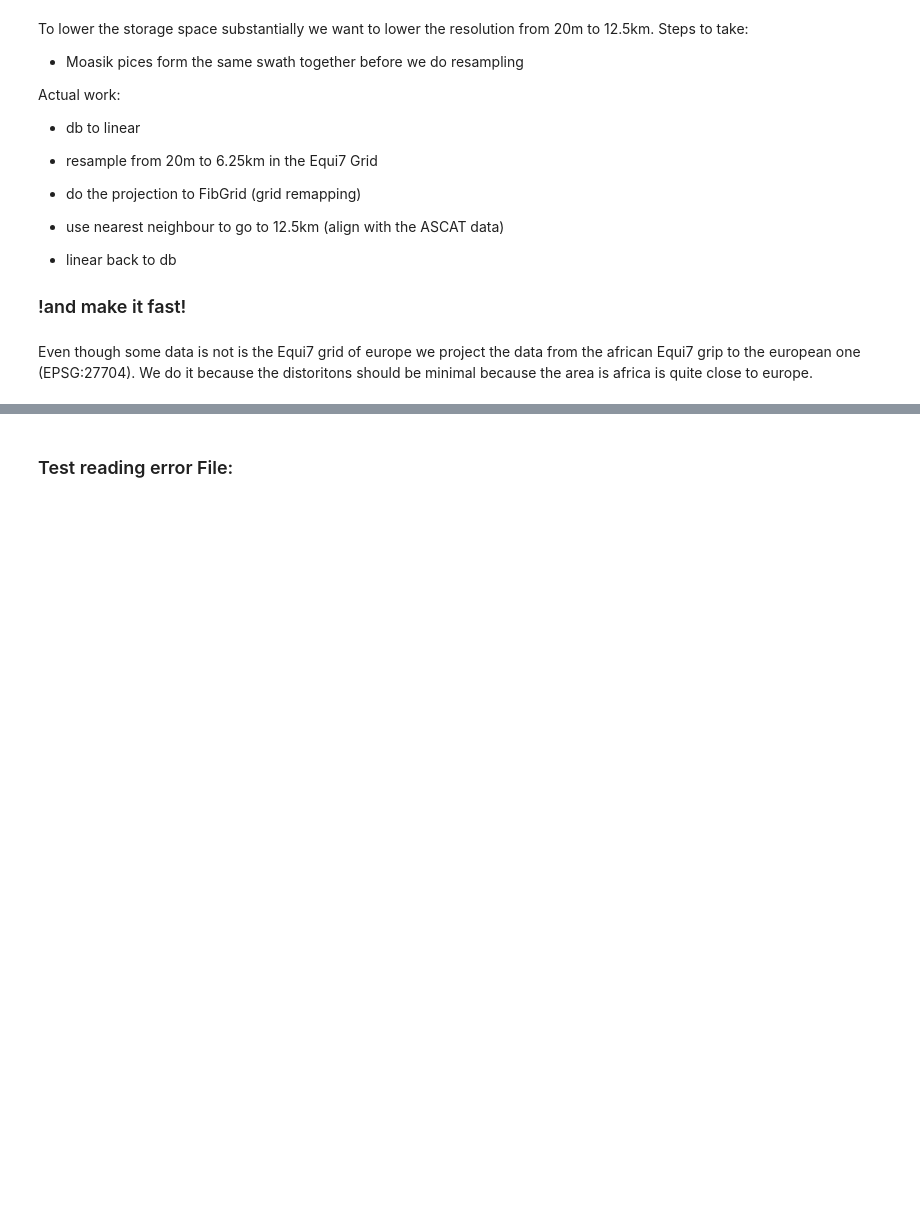
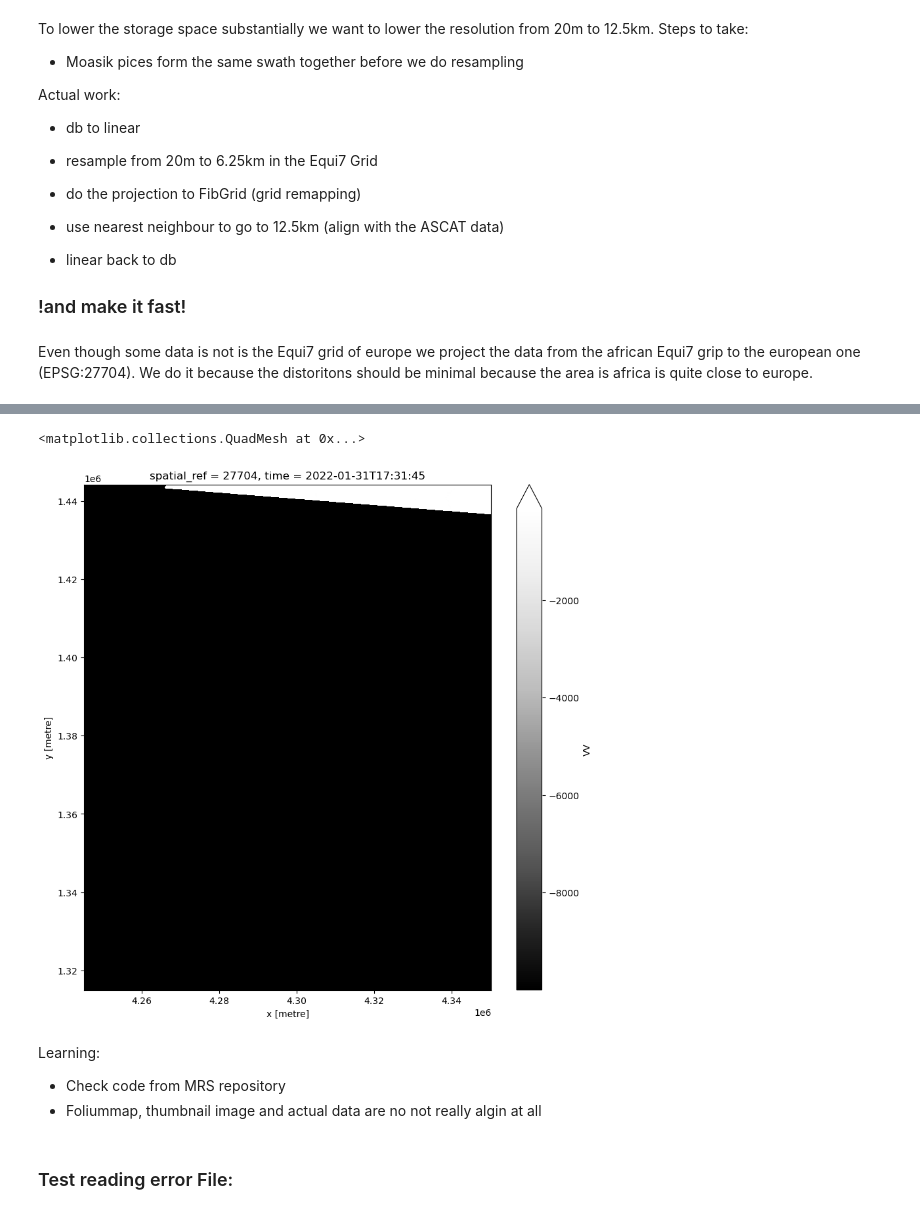
Before and after one commit to wagnerjoseph/Sentinel1-ASCAT-fusion, a Jupyter notebook: notebooks/create-s1-zarr-dataset.ipynb, the cells around one changed output, grey strips where cells are left out. Drawn from its saved outputs; the diff is of its cells as text; code cells hidden in the pictures; blank space fills up the shorter version.

```diff
--- a/notebooks/create-s1-zarr-dataset.ipynb
+++ b/notebooks/create-s1-zarr-dataset.ipynb
@@ -331,0 +378,2 @@ Aborting load due to failure while reading: https://data.eodc.eu/collections/SEN
+# %%
+empty_data = items_eodc[0]
@@ -331,0 +411,10 @@ Aborting load due to failure while reading: https://data.eodc.eu/collections/SEN
+# %%
+sig0_dc = odc_stac.load(
+    [empty_data],
+    crs=crs,
+    resolution=res,
+    bbox=bounding_box,
+    chunks=chunks,
+    resampling="bilinear",
+)
+sig0_dc
@@ -332,3 +458,14 @@ Aborting load due to failure while reading: https://data.eodc.eu/collections/SEN
+# %%
+sig0_dc = sig0_dc.where(sig0_dc != nodata) / scale
+sig0_dc = sig0_dc.dropna(dim="time", how = "all")
+sig0_dc.VV.plot(robust=True, cmap="Greys_r", aspect=1, size=10)
+# %% [output]
+<matplotlib.collections.QuadMesh at 0x...>
+[figure, added]
+# %% [markdown]
+Learning:
+- Check code from MRS repository
+- Foliummap, thumbnail image and actual data are no not really algin at all
 # %% [markdown]
 ### Test reading error File:
 # %%
```
Also changed, not shown: parts of 18 cells of this notebook, 2 other files.
